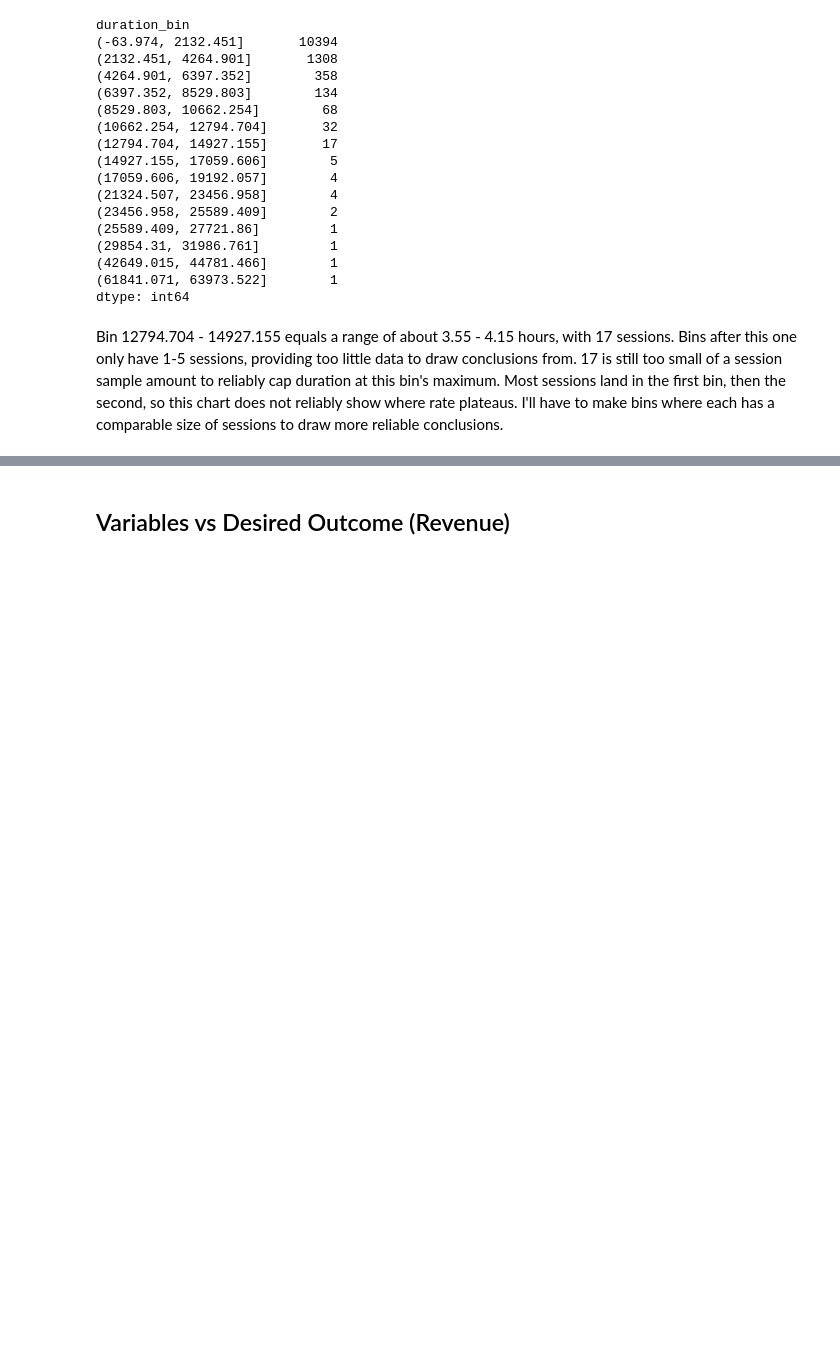
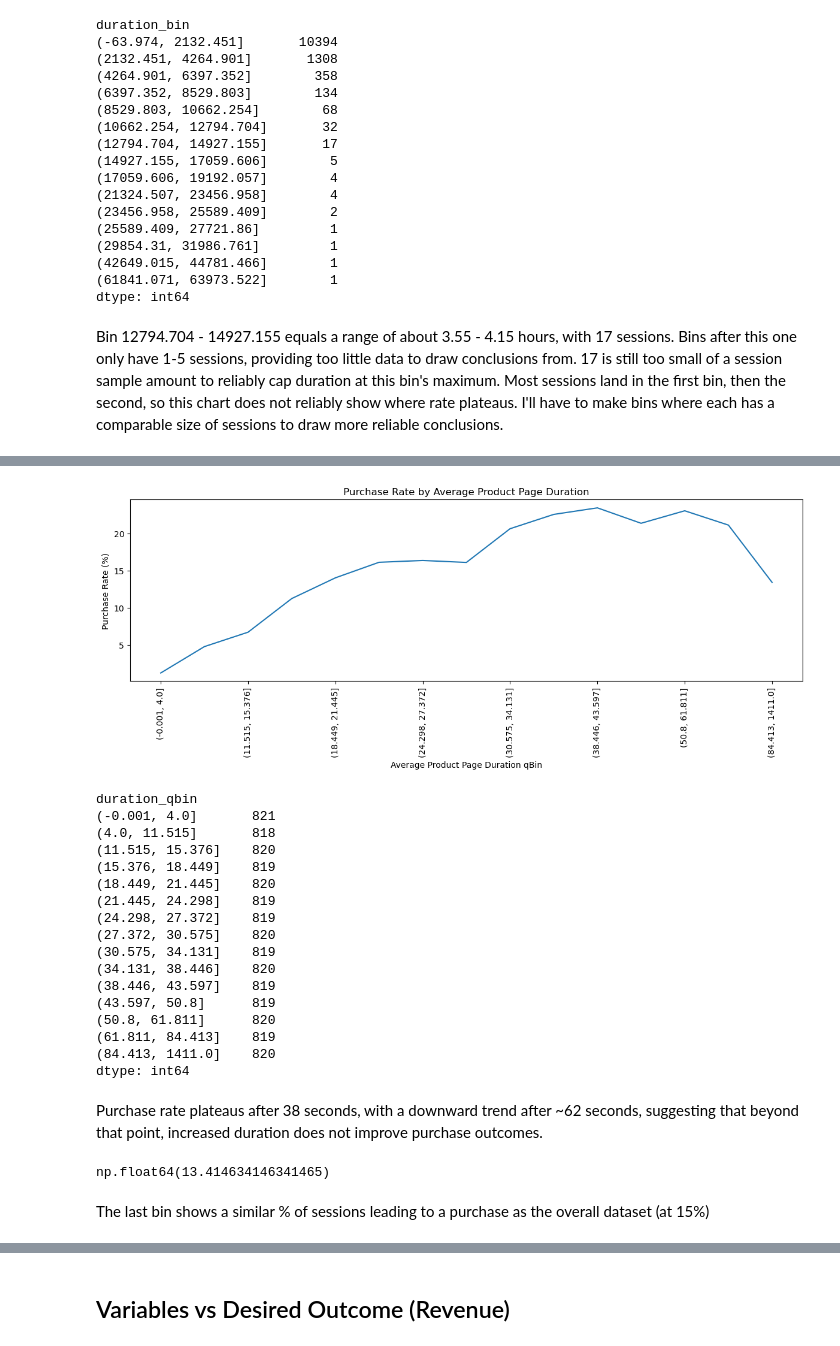
Before and after one commit to AnnaMalaschenko/Ecommerce-Shopper-Behavior, a Jupyter notebook: notebooks/anna_eda.ipynb, the cells around one changed output, grey strips where cells are left out. Drawn from its saved outputs; the diff is of its cells as text; code cells hidden in the pictures; blank space fills up the shorter version.

```diff
--- a/notebooks/anna_eda.ipynb
+++ b/notebooks/anna_eda.ipynb
@@ -325,0 +444,41 @@ df['duration_qbin'] = pd.qcut
+# %%
+fig, ax = plt.subplots(figsize=(12, 5))
+qbin_purchase_rate.plot(kind='line', ax=ax)
+ax.set_ylabel('Purchase Rate (%)')
+ax.set_xlabel('Average Product Page Duration qBin')
+plt.xticks(rotation=90)
+plt.title('Purchase Rate by Average Product Page Duration')
+plt.tight_layout()
+plt.show()
+bin_counts
+# %% [output]
+[figure, added]
+duration_qbin
+(-0.001, 4.0]       821
+(4.0, 11.515]       818
+(11.515, 15.376]    820
+(15.376, 18.449]    819
+(18.449, 21.445]    820
+(21.445, 24.298]    819
+(24.298, 27.372]    819
+(27.372, 30.575]    820
+(30.575, 34.131]    819
+(34.131, 38.446]    820
+(38.446, 43.597]    819
+(43.597, 50.8]      819
+(50.8, 61.811]      820
+(61.811, 84.413]    819
+(84.413, 1411.0]    820
+dtype: int64
+# %% [markdown]
+Purchase rate plateaus after 38 seconds, with a downward trend after ~62 seconds, suggesting that beyond that point, increased duration does not improve purchase outcomes.
+# %%
+# Investigate the last bin, all which are outliers, and see the percentage that generated revenue to identify if they may show signal.
+last_bin = df[df['duration_qbin'] == pd.Interval(84.413, 1411.0)]
+
+last_bin_p_rate = last_bin['Revenue'].mean() * 100
+last_bin_p_rate
+# %% [output]
+np.float64(13.414634146341465)
+# %% [markdown]
+The last bin shows a similar % of sessions leading to a purchase as the overall dataset (at 15%)
```
Also changed, not shown: parts of 17 cells of this notebook, 1 other file.
